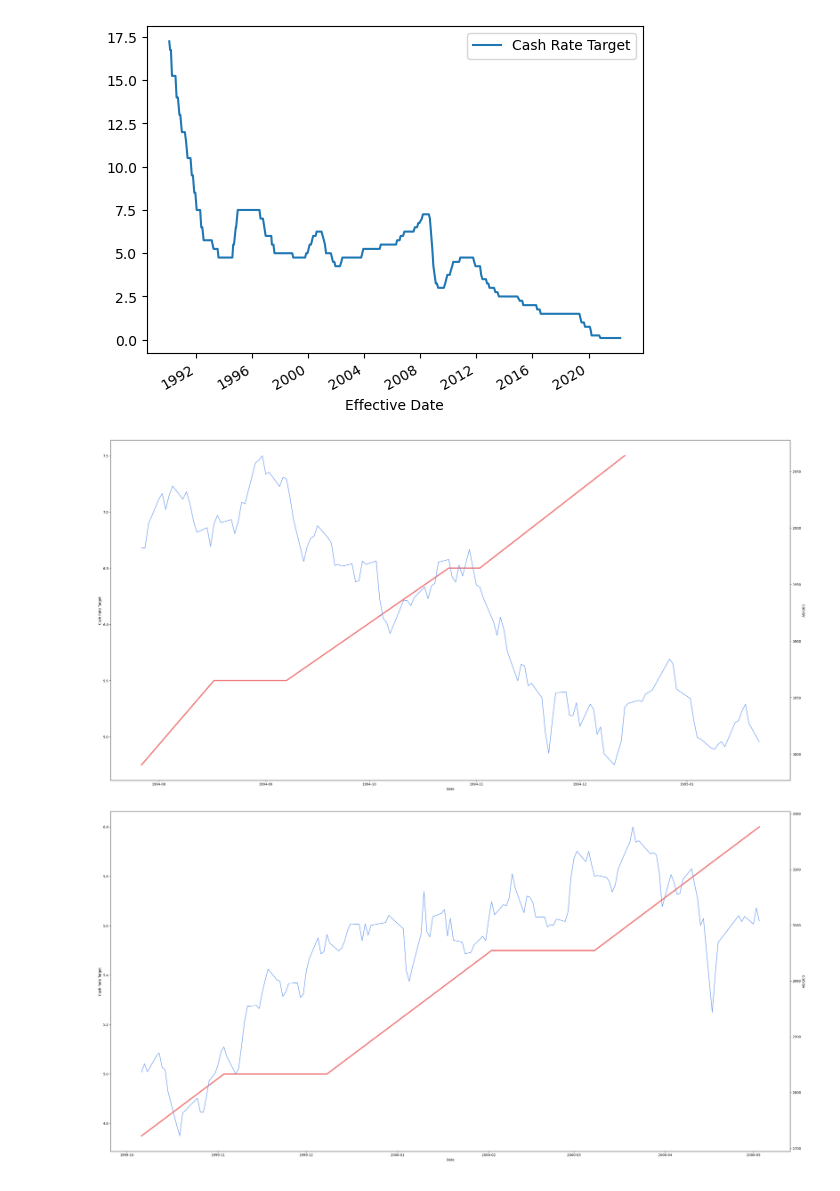
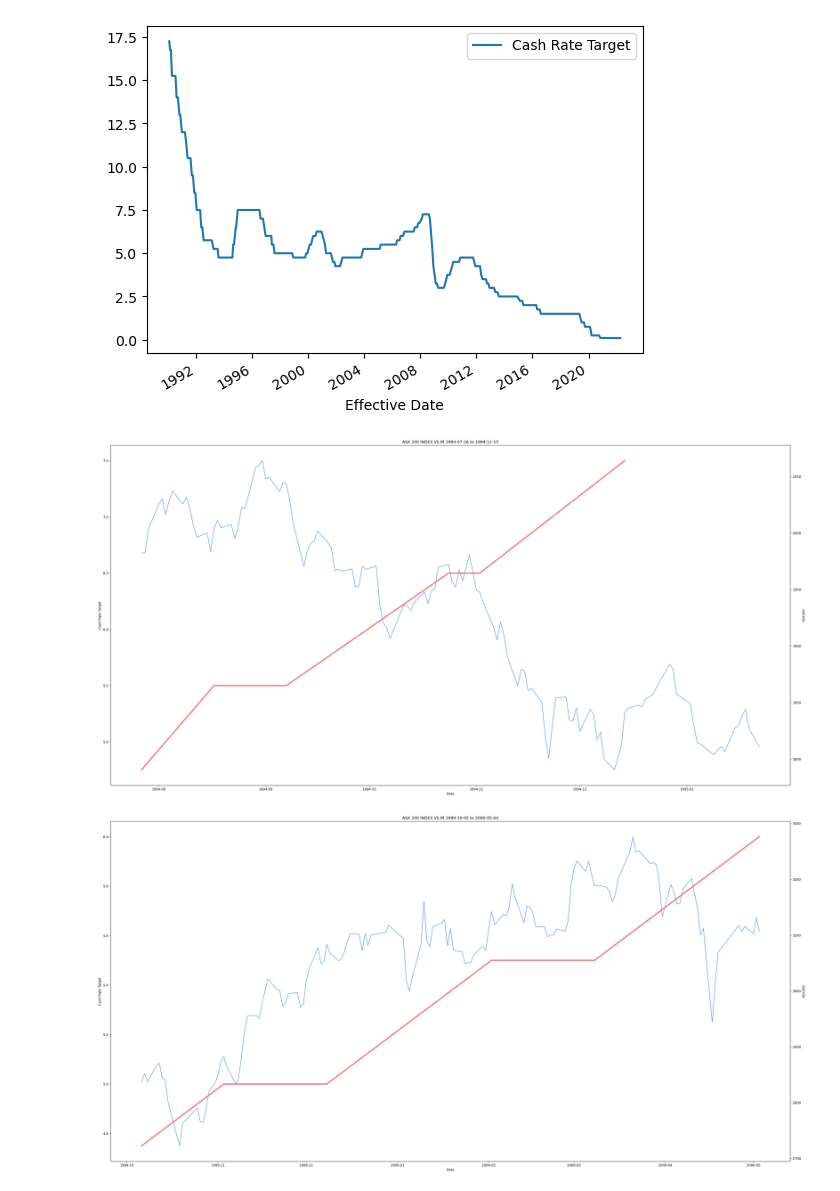
Before and after one commit to Richard-Turnbull/project-1, a Jupyter notebook: Project-1-Notebook.ipynb, the cells around one changed output. Cells and saved outputs as stored; diff of their text form; code cells hidden in the pictures.

```diff
--- a/Project-1-Notebook.ipynb
+++ b/Project-1-Notebook.ipynb
@@ -116,28 +116,29 @@ panel_data.to_csv('panel_data.csv')
 # %%
 #1
 plt.style.use('default')
 
 fig, ax1 = plt.subplots(figsize=(30,15))
 
 ax1.plot(Peak_1, color = 'lightcoral', lw=4)
 ax1.set_xlabel('Date')
 ax1.set_ylabel('Cash Rate Target')
 ax1.tick_params(axis='y')
 
 ax2 = ax1.twinx()  # instantiate a second axes that shares the same x-axis
 
 ax2.plot(Stock_Peak_1['Close'], color ='cornflowerblue')
 ax2.set_ylabel('ASX200')  # we already handled the x-label with ax1
 ax2.tick_params(axis='y')
 # ax2.set_ylim([2500, 7500])
 
 fig.tight_layout()  # otherwise the right y-label is slightly clipped
+plt.title("ASX 200 INDEX VS IR 1994-07-26 to 1994-12-15")
 
 plt.savefig("chart1.png")
 
 plt.show()
 # %% [output]
-[figure, old version]
+[figure, new version]
 # %%
 #2
 plt.style.use('default')
@@ -157,12 +158,13 @@ ax2.tick_params(axis='y')
 # ax2.set_ylim([2500, 7500])
 
 fig.tight_layout()  # otherwise the right y-label is slightly clipped
+plt.title("ASX 200 INDEX VS IR 1999-10-05 to 2000-05-04")
 
 plt.savefig("chart2.png")
 
 plt.show()
 # %% [output]
-[figure, old version]
+[figure, new version]
 # %%
 #3
 plt.style.use('default')
```
Also changed, not shown: parts of 5 cells of this notebook, 5 other files.
